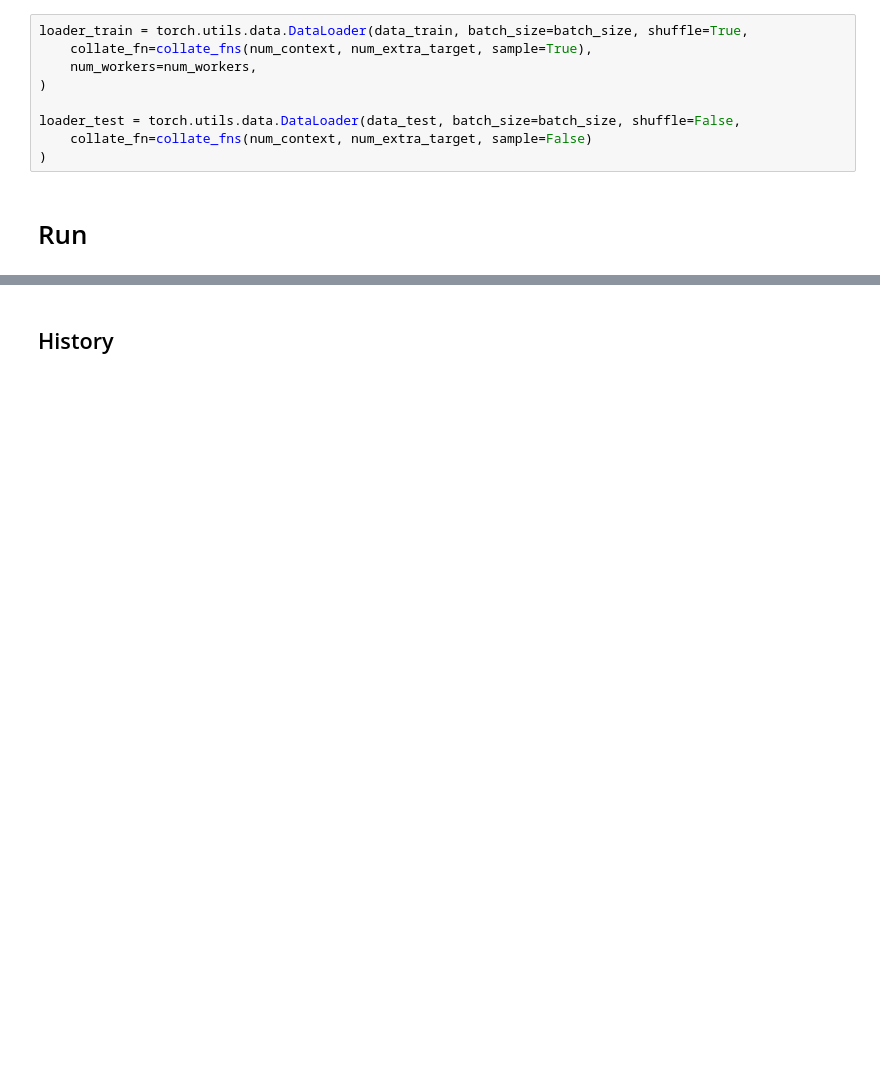
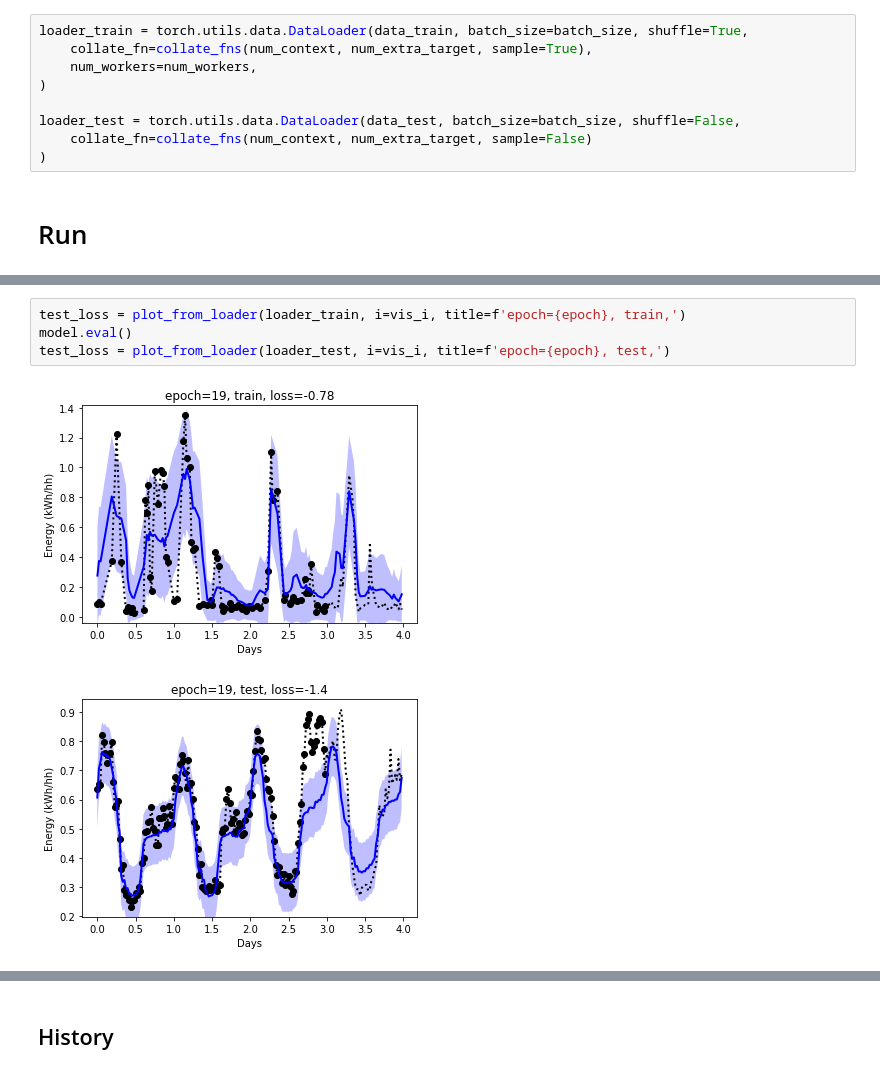
Before and after one commit to wassname/attentive-neural-processes, a Jupyter notebook: smartmeters.ipynb, the cells around one changed output, grey strips where cells are left out. Saved outputs shown, nothing was run; the diff lists cells and outputs as text; blank space fills up the shorter version.

```diff
--- a/smartmeters.ipynb
+++ b/smartmeters.ipynb
@@ -300,2 +385,9 @@ for epoch in tqdm(range(epochs), unit='epoch'):
+# %%
+test_loss = plot_from_loader(loader_train, i=vis_i, title=f'epoch={epoch}, train,')
+model.eval()
+test_loss = plot_from_loader(loader_test, i=vis_i, title=f'epoch={epoch}, test,')
+# %% [output]
+[figure, added]
+[figure, added]
 # %%
 plot_from_loader(loader_test)
```
Also changed, not shown: parts of 18 cells of this notebook, 4 other files.
